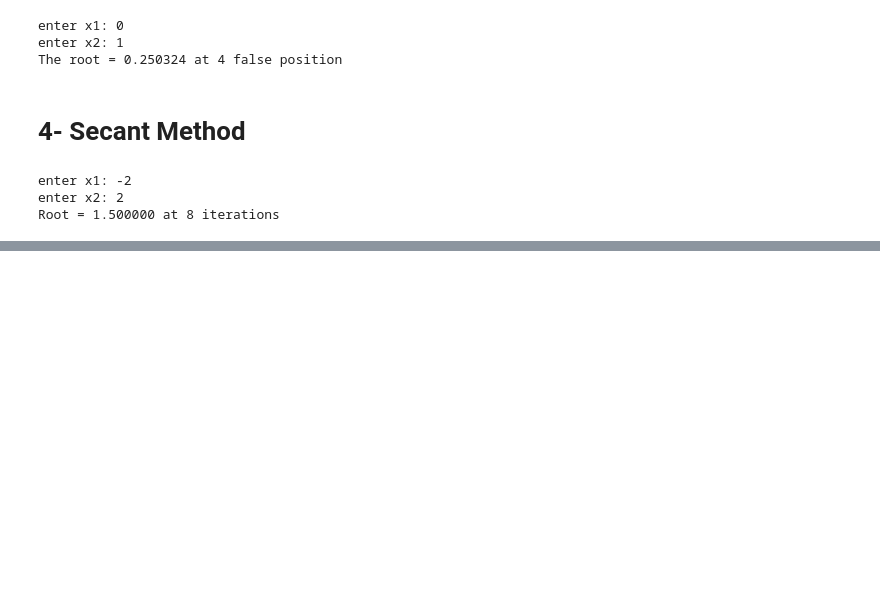
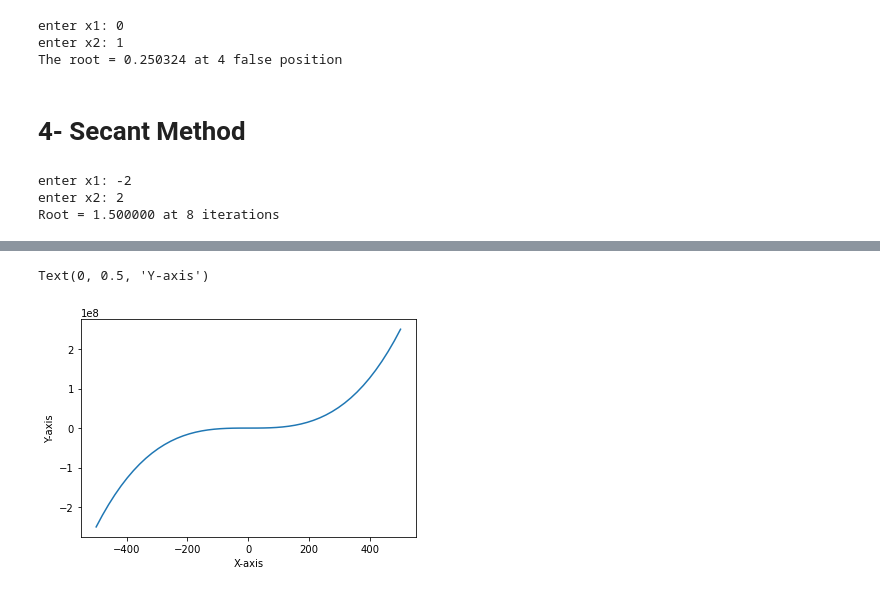
Before and after one commit to NC-CUI/assignment-01-nonlinear_equations-Bushrakhan011, a Jupyter notebook: Numerical_Methods_Assignment_1.ipynb, the cells around one changed output, grey strips where cells are left out. Cells and saved outputs as stored; diff of their text form; code cells hidden in the pictures; blank space fills up the shorter version.

```diff
--- a/Numerical_Methods_Assignment_1.ipynb
+++ b/Numerical_Methods_Assignment_1.ipynb
@@ -174,0 +188,13 @@ Root = 1.500000 at 8 iterations
+# %%
+import numpy as np
+import matplotlib.pyplot as plt
+import math as mt
+
+x = np.linspace(-500,500)
+q2 = 2*x**3-9.5*x+7.5
+plt.plot(x,q2)
+plt.xlabel('X-axis')
+plt.ylabel('Y-axis')
+# %% [output]
+Text(0, 0.5, 'Y-axis')
+[figure, added]
```
Also changed, not shown: parts of 5 cells of this notebook.
